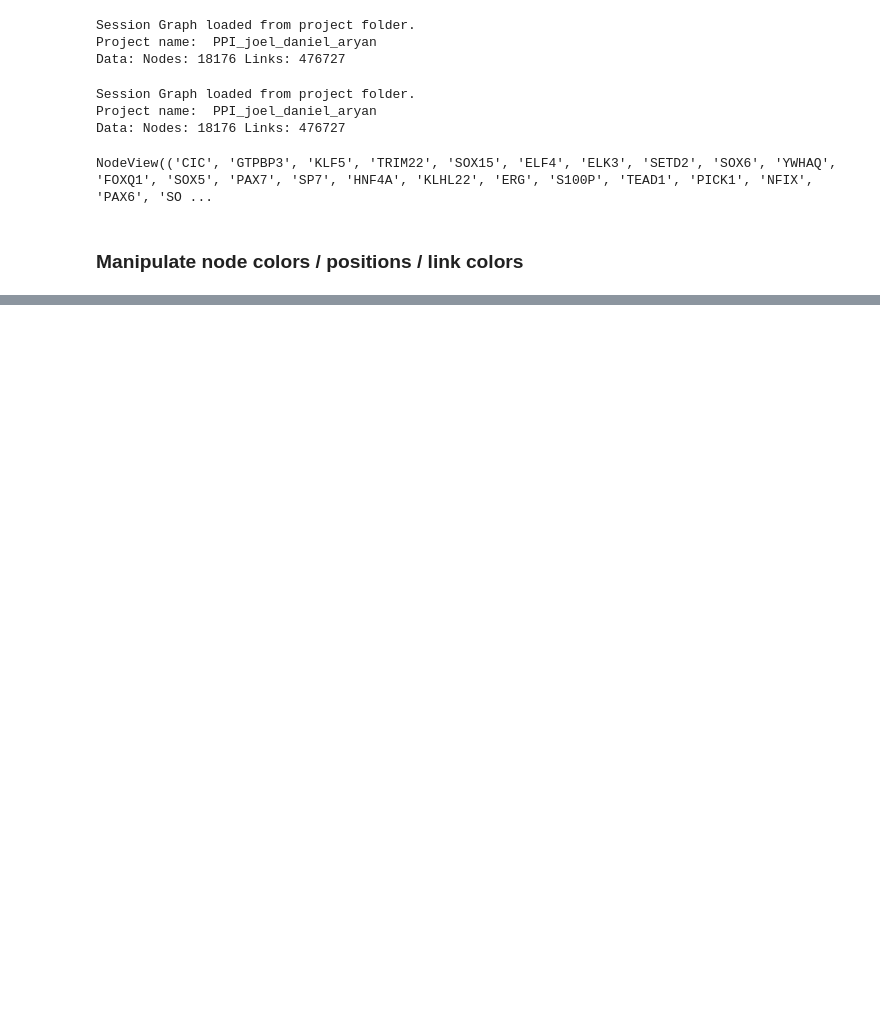
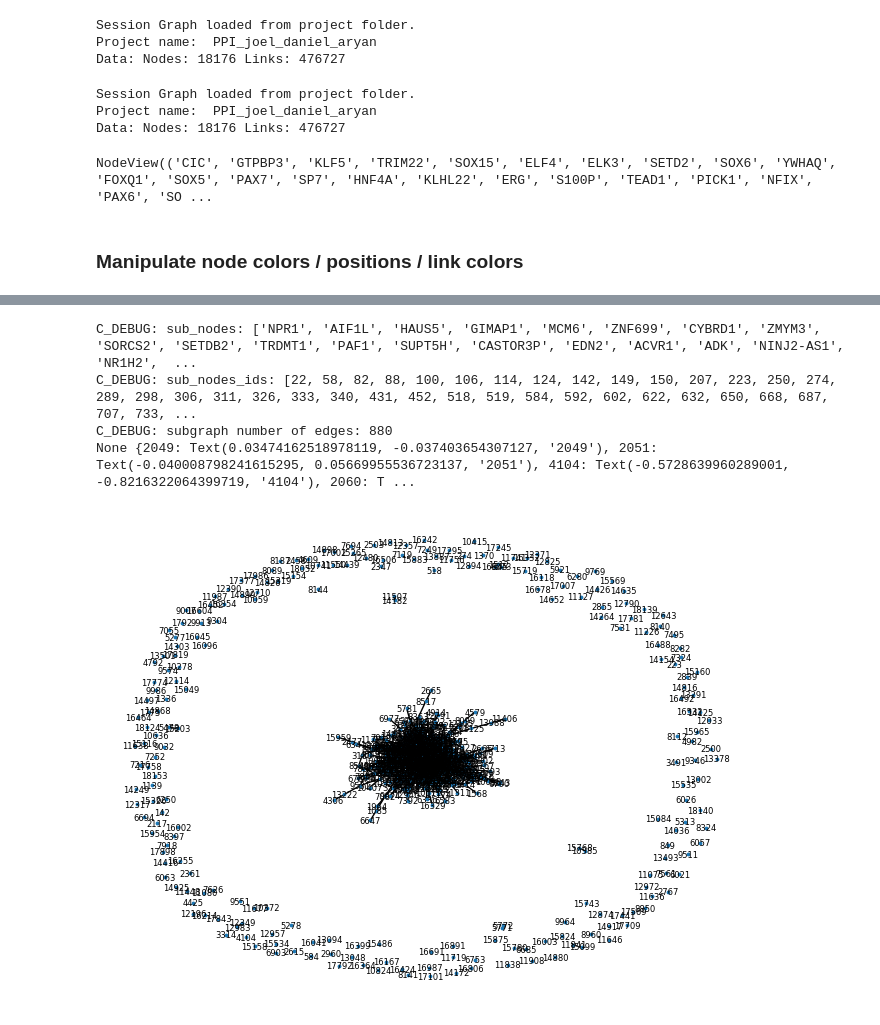
Before and after one commit to menchelab/DataDiVR_WebApp, a Jupyter notebook: _RealtimeCommunication_PPI_joeldanielaryan.ipynb, the cells around one changed output, grey strips where cells are left out. Drawn from its saved outputs; the diff is of its cells as text; code cells hidden in the pictures; blank space fills up the shorter version.

```diff
--- a/_RealtimeCommunication_PPI_joeldanielaryan.ipynb
+++ b/_RealtimeCommunication_PPI_joeldanielaryan.ipynb
@@ -165,0 +198,10 @@ None
+# %%
+nodelist = symbol_pep_33
+tools.extract_and_highlight_subnetwork_from_nodelist(nodelist, relayout=False, scene_name = "symbol_pep_33")
+#tools.extract_and_highlight_subnetwork_from_nodelist(nodelist, relayout=True, scene_name= "symbol_pep_33_relayout")
+# %% [output]
+C_DEBUG: sub_nodes: ['NPR1', 'AIF1L', 'HAUS5', 'GIMAP1', 'MCM6', 'ZNF699', 'CYBRD1', 'ZMYM3', 'SORCS2', 'SETDB2', 'TRDMT1', 'PAF1', 'SUPT5H', 'CASTOR3P', 'EDN2', 'ACVR1', 'ADK', 'NINJ2-AS1', 'NR1H2',  ...
+C_DEBUG: sub_nodes_ids: [22, 58, 82, 88, 100, 106, 114, 124, 142, 149, 150, 207, 223, 250, 274, 289, 298, 306, 311, 326, 333, 340, 431, 452, 518, 519, 584, 592, 602, 622, 632, 650, 668, 687, 707, 733, ...
+C_DEBUG: subgraph number of edges: 880
+None {2049: Text(0.03474162518978119, -0.037403654307127, '2049'), 2051: Text(-0.040008798241615295, 0.05669955536723137, '2051'), 4104: Text(-0.5728639960289001, -0.8216322064399719, '4104'), 2060: T ...
+[figure, added]
```
Also changed, not shown: parts of 19 cells of this notebook, 2 other files.
